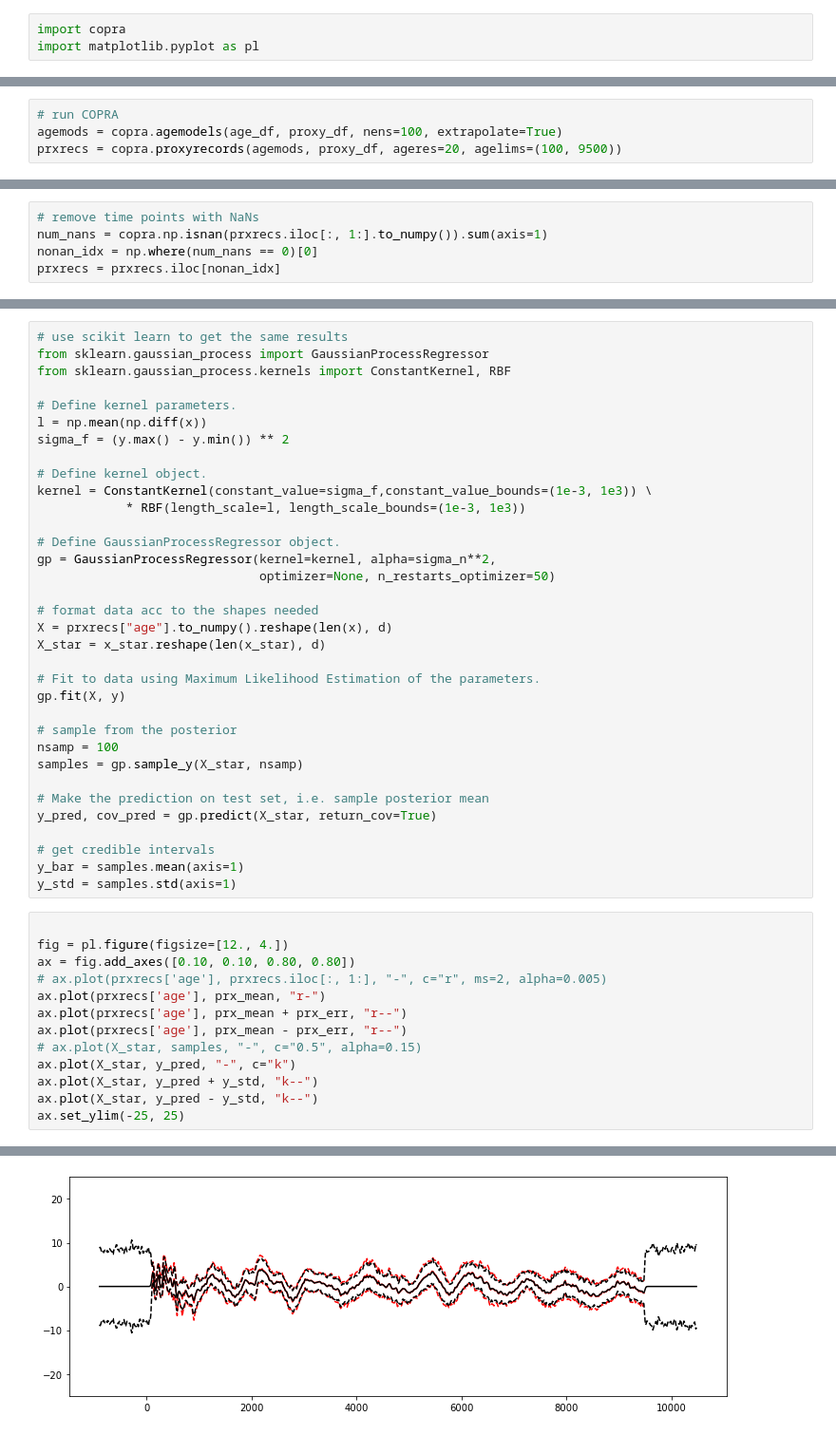
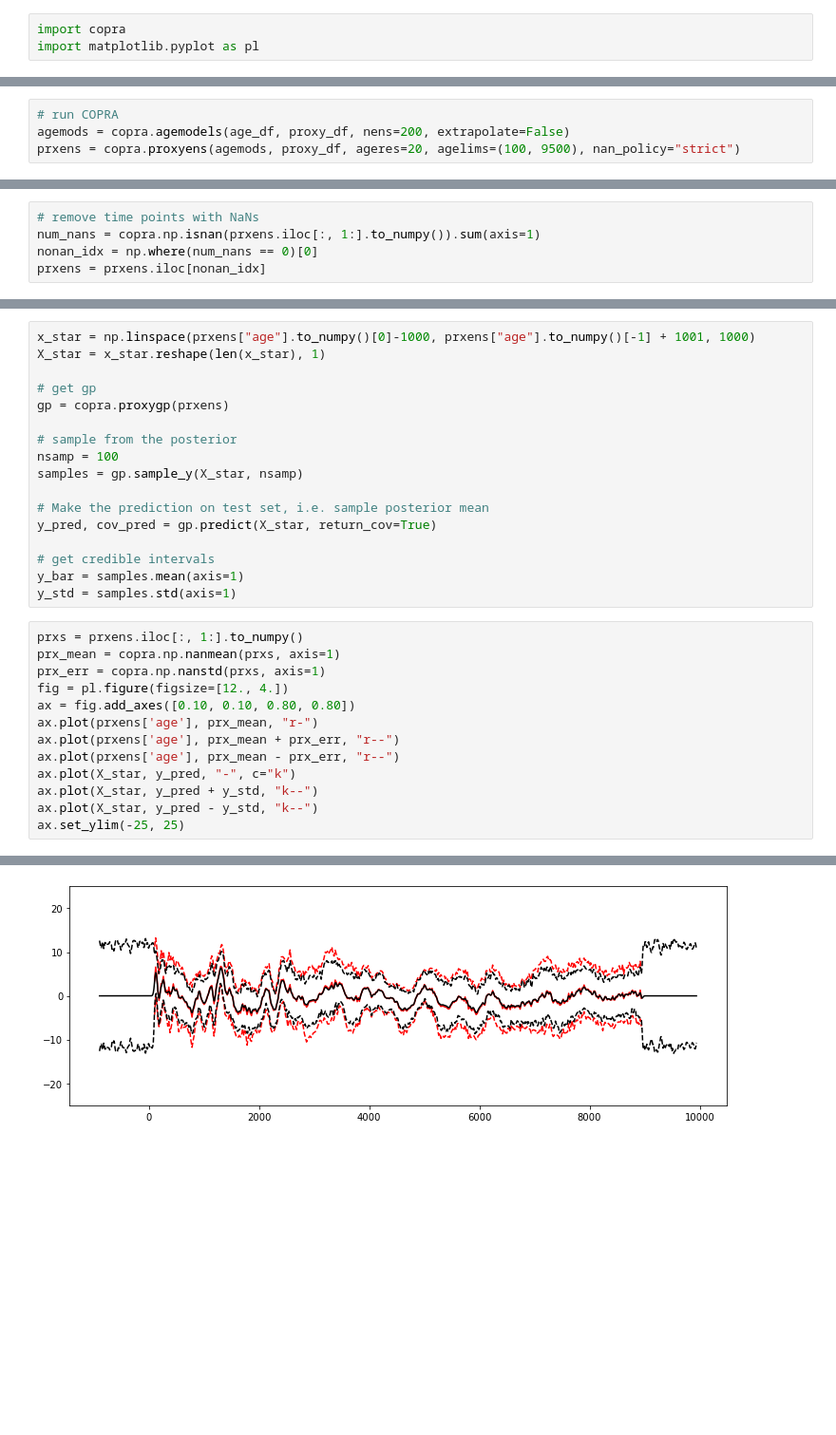
Before and after one commit to mlcs/copra, a Jupyter notebook: demo.ipynb, the cells around one changed output, grey strips where cells are left out. Shown at 95% size. Saved outputs shown, nothing was run; the diff lists cells and outputs as text; blank space fills up the shorter version.

```diff
--- a/demo.ipynb
+++ b/demo.ipynb
@@ -16,6 +16,6 @@ create dictionaries for model and measurements ...
 create dataframes from dictionaries ...
 # %%
 # run COPRA
-agemods = copra.agemodels(age_df, proxy_df, nens=100, extrapolate=True)
-prxrecs = copra.proxyrecords(agemods, proxy_df, ageres=20, agelims=(100, 9500))
+agemods = copra.agemodels(age_df, proxy_df, nens=200, extrapolate=False)
+prxens = copra.proxyens(agemods, proxy_df, ageres=20, agelims=(100, 9500), nan_policy="strict")
 # %% [output]
@@ -23,8 +28,8 @@ while loop ...
 # %%
 # remove time points with NaNs
-num_nans = copra.np.isnan(prxrecs.iloc[:, 1:].to_numpy()).sum(axis=1)
+num_nans = copra.np.isnan(prxens.iloc[:, 1:].to_numpy()).sum(axis=1)
 nonan_idx = np.where(num_nans == 0)[0]
-prxrecs = prxrecs.iloc[nonan_idx]
+prxens = prxens.iloc[nonan_idx]
 # %%
 # plot results
 fig = pl.figure(figsize=[12., 4.])
@@ -77,26 +59,9 @@ Text(0.5, 1.0, 'i = 9')
 # %%
-# use scikit learn to get the same results
-from sklearn.gaussian_process import GaussianProcessRegressor
-from sklearn.gaussian_process.kernels import ConstantKernel, RBF
+x_star = np.linspace(prxens["age"].to_numpy()[0]-1000, prxens["age"].to_numpy()[-1] + 1001, 1000)
+X_star = x_star.reshape(len(x_star), 1)
 
-# Define kernel parameters.
-l = np.mean(np.diff(x))
-sigma_f = (y.max() - y.min()) ** 2
-
-# Define kernel object.
-kernel = ConstantKernel(constant_value=sigma_f,constant_value_bounds=(1e-3, 1e3)) \
-            * RBF(length_scale=l, length_scale_bounds=(1e-3, 1e3))
-
-# Define GaussianProcessRegressor object.
-gp = GaussianProcessRegressor(kernel=kernel, alpha=sigma_n**2,
-                              optimizer=None, n_restarts_optimizer=50)
-
-# format data acc to the shapes needed
-X = prxrecs["age"].to_numpy().reshape(len(x), d)
-X_star = x_star.reshape(len(x_star), d)
-
-# Fit to data using Maximum Likelihood Estimation of the parameters.
-gp.fit(X, y)
+# get gp
+gp = copra.proxygp(prxens)
 
 # sample from the posterior
 nsamp = 100
@@ -109,21 +74,21 @@ y_pred, cov_pred = gp.predict(X_star, return_cov=True)
 y_bar = samples.mean(axis=1)
 y_std = samples.std(axis=1)
 # %%
-
+prxs = prxens.iloc[:, 1:].to_numpy()
+prx_mean = copra.np.nanmean(prxs, axis=1)
+prx_err = copra.np.nanstd(prxs, axis=1)
 fig = pl.figure(figsize=[12., 4.])
 ax = fig.add_axes([0.10, 0.10, 0.80, 0.80])
-# ax.plot(prxrecs['age'], prxrecs.iloc[:, 1:], "-", c="r", ms=2, alpha=0.005)
-ax.plot(prxrecs['age'], prx_mean, "r-")
-ax.plot(prxrecs['age'], prx_mean + prx_err, "r--")
-ax.plot(prxrecs['age'], prx_mean - prx_err, "r--")
-# ax.plot(X_star, samples, "-", c="0.5", alpha=0.15)
+ax.plot(prxens['age'], prx_mean, "r-")
+ax.plot(prxens['age'], prx_mean + prx_err, "r--")
+ax.plot(prxens['age'], prx_mean - prx_err, "r--")
 ax.plot(X_star, y_pred, "-", c="k")
 ax.plot(X_star, y_pred + y_std, "k--")
 ax.plot(X_star, y_pred - y_std, "k--")
 ax.set_ylim(-25, 25)
 # %% [output]
 (-25, 25)
-[figure, old version]
+[figure, new version]
 # %%
 # look at the covariance functions
 fig = pl.figure(figsize=[12., 4.])
```
Also changed, not shown: parts of 7 cells of this notebook, 1 other file.
